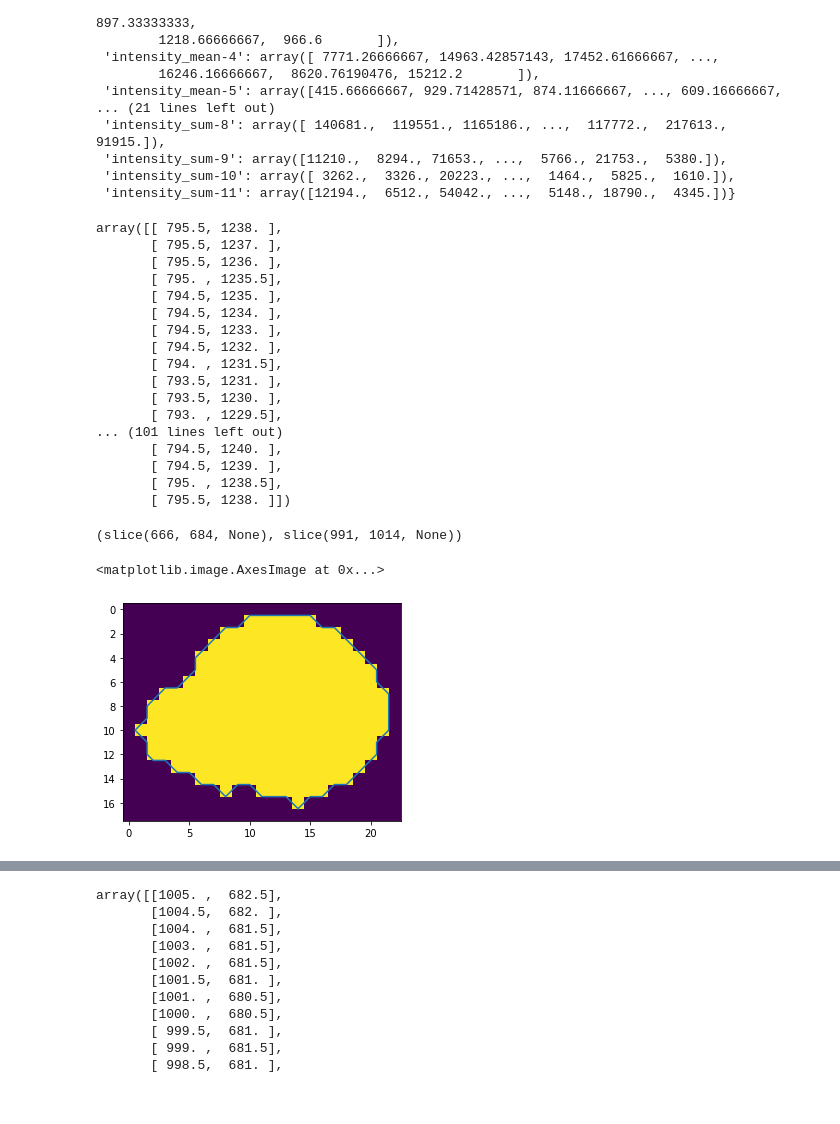
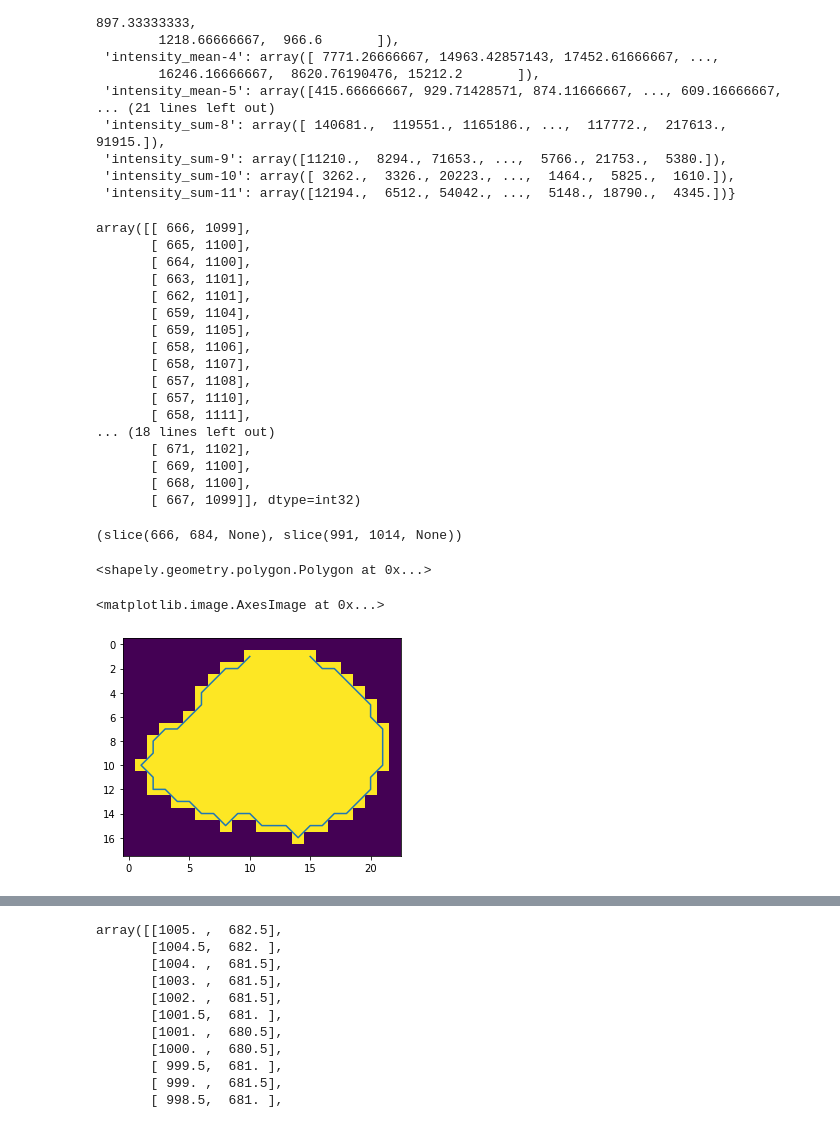
Before and after one commit to clemenshug/celltide, a Jupyter notebook: celltide_exploration.ipynb, the cells around one changed output, grey strips where cells are left out. Drawn from its saved outputs; the diff is of its cells as text; code cells hidden in the pictures.

```diff
--- a/celltide_exploration.ipynb
+++ b/celltide_exploration.ipynb
@@ -133,13 +133,15 @@ class LazyExpandedRegions:
         for i in range(len(self.objects)):
             sl, mask = self.get_expanded_cell_mask(i)
             mask = ndimage.binary_fill_holes(mask)
-            contour = skimage.measure.find_contours(
-                mask, level=0.5, fully_connected="high"
-            )
-            sl_offset = np.array([x.start for x in sl])
-            for c in contour:
-                c += sl_offset
-            contours.append(np.concatenate(contour))
+            # contour = skimage.measure.find_contours(
+            #     mask, level=0.5, fully_connected="high"
+            # )
+            contour = cv2.findContours(
+                mask.astype(np.uint8), cv2.RETR_EXTERNAL, cv2.CHAIN_APPROX_SIMPLE, offset=[x.start for x in sl]
+            )[0][0][:, 0, :]
+            # contour += np.array([x.start for x in sl])
+            # contour[:, 1] = sl[1].end - contour[:, 1]
+            contours.append(contour)
         return contours
 
     def get_expanded_cell_mask(self, x):
@@ -275,25 +277,25 @@ res = LazyExpandedRegions(
 # %%
 contours = res.find_contours()
 # %%
-contours[238]
+contours[1]
 # %% [output]
-array([[ 795.5, 1238. ],
-       [ 795.5, 1237. ],
-       [ 795.5, 1236. ],
-       [ 795. , 1235.5],
-       [ 794.5, 1235. ],
-       [ 794.5, 1234. ],
-       [ 794.5, 1233. ],
-       [ 794.5, 1232. ],
-       [ 794. , 1231.5],
-       [ 793.5, 1231. ],
-       [ 793.5, 1230. ],
-       [ 793. , 1229.5],
-... (101 lines left out)
-       [ 794.5, 1240. ],
-       [ 794.5, 1239. ],
-       [ 795. , 1238.5],
-       [ 795.5, 1238. ]])
+array([[ 666, 1099],
+       [ 665, 1100],
+       [ 664, 1100],
+       [ 663, 1101],
+       [ 662, 1101],
+       [ 659, 1104],
+       [ 659, 1105],
+       [ 658, 1106],
+       [ 658, 1107],
+       [ 657, 1108],
+       [ 657, 1110],
+       [ 658, 1111],
+... (18 lines left out)
+       [ 671, 1102],
+       [ 669, 1100],
+       [ 668, 1100],
+       [ 667, 1099]], dtype=int32)
 # %%
 x, y = res.get_expanded_cell_mask(7)
 # %%
@@ -305,6 +307,10 @@ y_shape = Polygon(np.flip(contours[7], 1))
+# %%
+y_shape
+# %% [output]
+<shapely.geometry.polygon.Polygon at 0x...>
 # %%
-plt.plot(contours[7][:, 1] - x[1].start, contours[7][:, 0] - x[0].start)
+plt.plot(contours[7][:, 0] - x[0].start, contours[7][:, 1] - x[1].start)
 plt.imshow(y)
 # %% [output]
 <matplotlib.image.AxesImage at 0x...>
-[figure, old version]
+[figure, new version]
```
Also changed, not shown: parts of 30 cells of this notebook.
